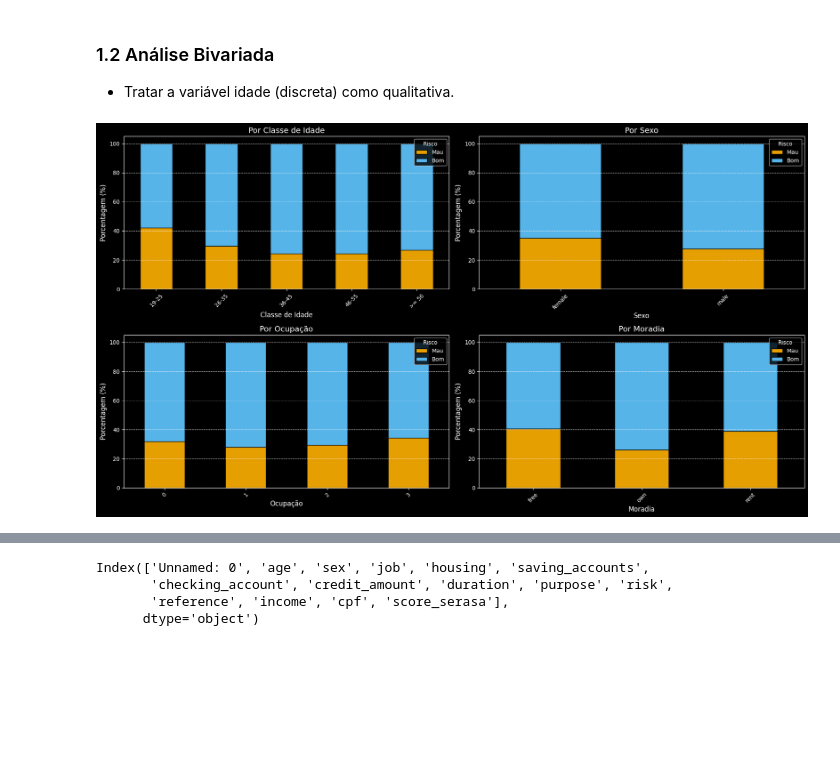
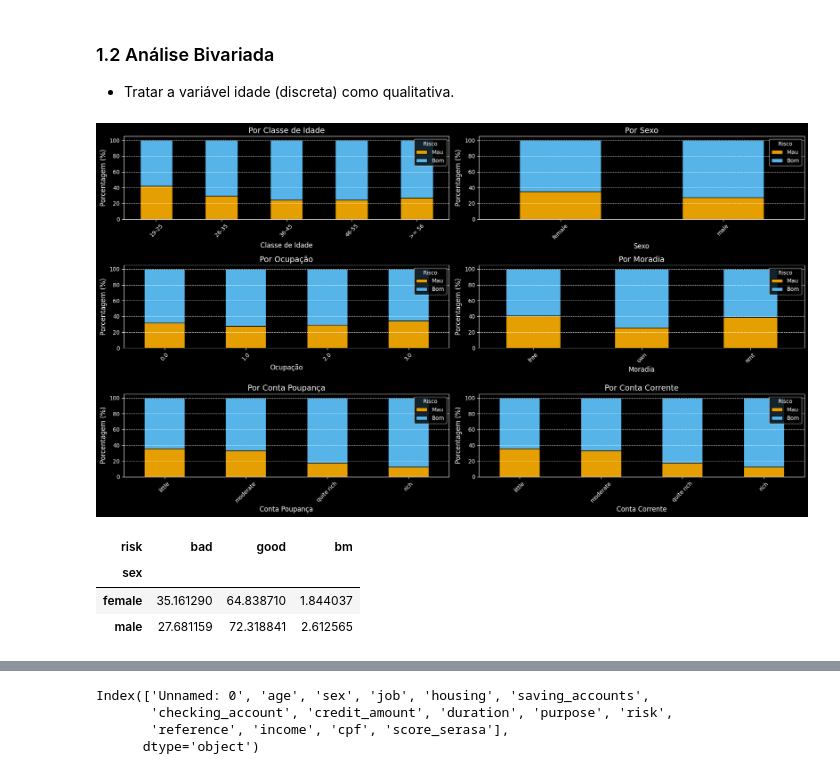
Before and after one commit to Hhjygh/Dataviking_atividade, a Jupyter notebook: notebooks/DataAnalysis.ipynb, the cells around one changed output, grey strips where cells are left out. Drawn from its saved outputs; the diff is of its cells as text; code cells hidden in the pictures; blank space fills up the shorter version.

```diff
--- a/notebooks/DataAnalysis.ipynb
+++ b/notebooks/DataAnalysis.ipynb
@@ -166,7 +166,13 @@ perc_job = perc_job.div(perc_job.sum(axis=1), axis=0).mul(100)
 perc_housing = data.groupby(['housing', 'risk']).size().unstack(fill_value=0)
 perc_housing = perc_housing.div(perc_housing.sum(axis=1), axis=0).mul(100)
 
-fig, axes = plt.subplots(2, 2, figsize=(24, 16))
+perc_checking_account = data.groupby(['checking_account', 'risk']).size().unstack(fill_value=0)
+perc_checking_account = perc_checking_account.div(perc_checking_account.sum(axis=1), axis=0).mul(100)
+
+perc_saving_accounts = data.groupby(['saving_accounts', 'risk']).size().unstack(fill_value=0)
+perc_saving_accounts = perc_saving_accounts.div(perc_saving_accounts.sum(axis=1), axis=0).mul(100)
+
+fig, axes = plt.subplots(3, 2, figsize=(34, 40))
 plt.title("Distribuição Percentual de Bons e Maus", fontsize = 16, y=1.04)
 
 # Plotando o gráfico
@@ -180,31 +186,55 @@ axes[0,0].tick_params(axis='x', rotation=45)
 
 perc_sex.plot(ax=axes[0,1], kind='bar', stacked=True, figsize=(18, 10), color=["#E69F00", "#56B4E9"], edgecolor='black', title= "Por Sexo")
 axes[0,1].set_title("Por Sexo", fontsize=14)
 axes[0,1].set_xlabel("Sexo", fontsize=12)
 axes[0,1].set_ylabel("Porcentagem (%)", fontsize=12)
 axes[0,1].legend(title="Risco", labels=['Mau', 'Bom'], fontsize=10)
 axes[0,1].grid(axis='y', linestyle='--', alpha=0.7)
 axes[0,1].tick_params(axis='x', rotation=45)
 
 perc_job.plot(ax=axes[1,0], kind='bar', stacked=True, figsize=(18, 10), color=["#E69F00", "#56B4E9"], edgecolor='black')
 axes[1,0].set_title("Por Ocupação", fontsize=14)
 axes[1,0].set_xlabel("Ocupação", fontsize=12)
 axes[1,0].set_ylabel("Porcentagem (%)", fontsize=12)
 axes[1,0].legend(title="Risco", labels=['Mau', 'Bom'], fontsize=10, loc='upper right')
 axes[1,0].grid(axis='y', linestyle='--', alpha=0.7)
 axes[1,0].tick_params(axis='x', rotation=45)
 
 perc_housing.plot(ax=axes[1,1], kind='bar', stacked=True, figsize=(18, 10), color=["#E69F00", "#56B4E9"], edgecolor='black')
 axes[1,1].set_title("Por Moradia", fontsize=14)
 axes[1,1].set_xlabel("Moradia", fontsize=12)
 axes[1,1].set_ylabel("Porcentagem (%)", fontsize=12)
 axes[1,1].legend(title="Risco", labels=['Mau', 'Bom'], fontsize=10)
 axes[1,1].grid(axis='y', linestyle='--', alpha=0.7)
 axes[1,1].tick_params(axis='x', rotation=45)
 
+perc_saving_accounts.plot(ax=axes[2,0], kind='bar', stacked=True, figsize=(18, 10), color=["#E69F00", "#56B4E9"], edgecolor='black')
+axes[2,0].set_title("Por Conta Poupança", fontsize=14)
+axes[2,0].set_xlabel("Conta Poupança", fontsize=12)
+axes[2,0].set_ylabel("Porcentagem (%)", fontsize=12)
+axes[2,0].legend(title="Risco", labels=['Mau', 'Bom'], fontsize=10, loc='upper right')
+axes[2,0].grid(axis='y', linestyle='--', alpha=0.7)
+axes[2,0].tick_params(axis='x', rotation=45)
+
+perc_saving_accounts.plot(ax=axes[2,1], kind='bar', stacked=True, figsize=(18, 10), color=["#E69F00", "#56B4E9"], edgecolor='black')
+axes[2,1].set_title("Por Conta Corrente", fontsize=14)
+axes[2,1].set_xlabel("Conta Corrente", fontsize=12)
+axes[2,1].set_ylabel("Porcentagem (%)", fontsize=12)
+axes[2,1].legend(title="Risco", labels=['Mau', 'Bom'], fontsize=10, loc='upper right')
+axes[2,1].grid(axis='y', linestyle='--', alpha=0.7)
+axes[2,1].tick_params(axis='x', rotation=45)
+
 
 
 plt.tight_layout()
 plt.show()
 # %% [output]
-[figure, old version]
+[figure, new version]
+# %%
+perc_sex["bm"] = perc_sex['good']/perc_sex['bad']
+perc_sex
+# %% [output]
+| risk | bad | good | bm |
+| sex |  |  |  |
+| female | 35.161290 | 64.838710 | 1.844037 |
+| male | 27.681159 | 72.318841 | 2.612565 |
```
Also changed, not shown: parts of 1 cell of this notebook.
